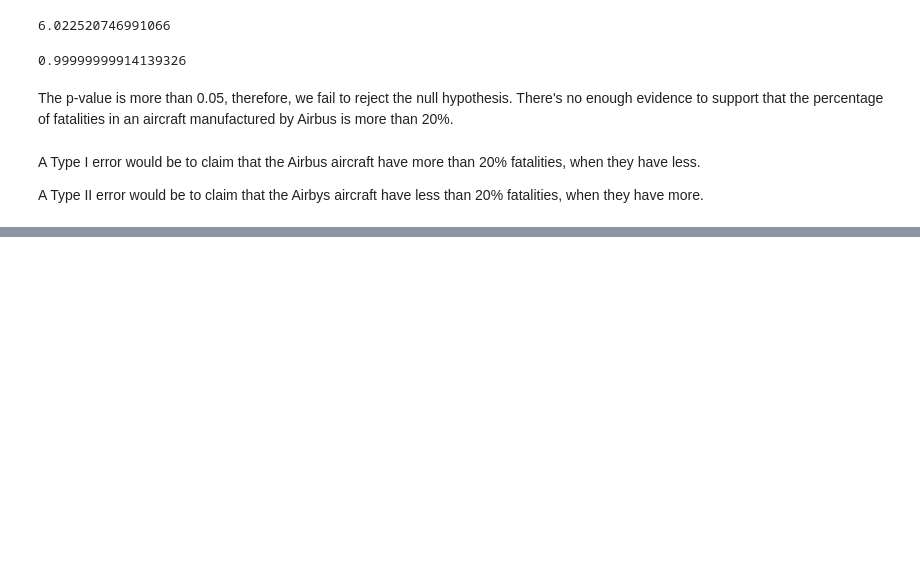
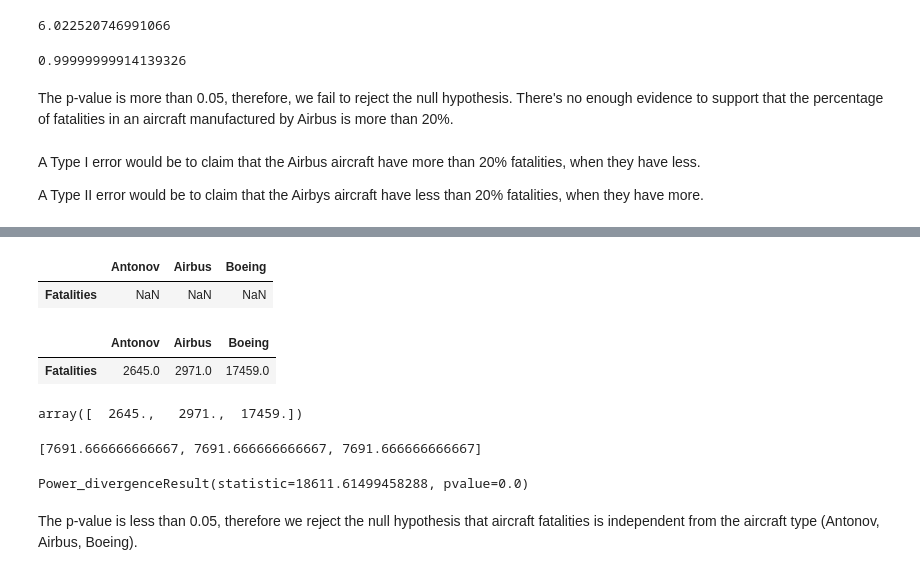
Before and after one commit to carlespoles/DSCI6002-student, a Jupyter notebook: week5/5-1_Review/DSCI6002-Final-CarlesPolesMielgo.ipynb, the cells around one changed output, grey strips where cells are left out. Cells and saved outputs as stored; diff of their text form; code cells hidden in the pictures; blank space fills up the shorter version.

```diff
--- a/week5/5-1_Review/DSCI6002-Final-CarlesPolesMielgo.ipynb
+++ b/week5/5-1_Review/DSCI6002-Final-CarlesPolesMielgo.ipynb
@@ -1049,0 +300,6 @@ xlabel('Years Elapsed');
+# %%
+accidents_df = pd.DataFrame(index=['Fatalities'], columns=['Antonov','Airbus','Boeing'])
+accidents_df.head()
+# %% [output]
+|  | Antonov | Airbus | Boeing |
+| Fatalities | NaN | NaN | NaN |
@@ -1049,0 +310,23 @@ xlabel('Years Elapsed');
+# %%
+accidents_df
+# %% [output]
+|  | Antonov | Airbus | Boeing |
+| Fatalities | 2645.0 | 2971.0 | 17459.0 |
+# %%
+# In order to pass the dataframe data into stats.chisquare, IT NEEDS TO BE CONVERTED FROM PANDAS
+# DATAFRAME INTO NUMPY ARRAY OR LIST.
+fatalities_total_array = np.asarray(accidents_df.ix[0,:])
+fatalities_total_array
+# %% [output]
+array([  2645.,   2971.,  17459.])
+# %%
+expected_fatalities = [accidents_df.sum().sum()/3]*3
+expected_fatalities
+# %% [output]
+[7691.666666666667, 7691.666666666667, 7691.666666666667]
+# %%
+stats.chisquare(fatalities_total_array, expected_fatalities)
+# %% [output]
+Power_divergenceResult(statistic=18611.61499458288, pvalue=0.0)
+# %% [markdown]
+The p-value is less than 0.05, therefore we reject the null hypothesis that aircraft fatalities is independent from the aircraft type (Antonov, Airbus, Boeing).
```
Also changed, not shown: parts of 122 cells of this notebook.
